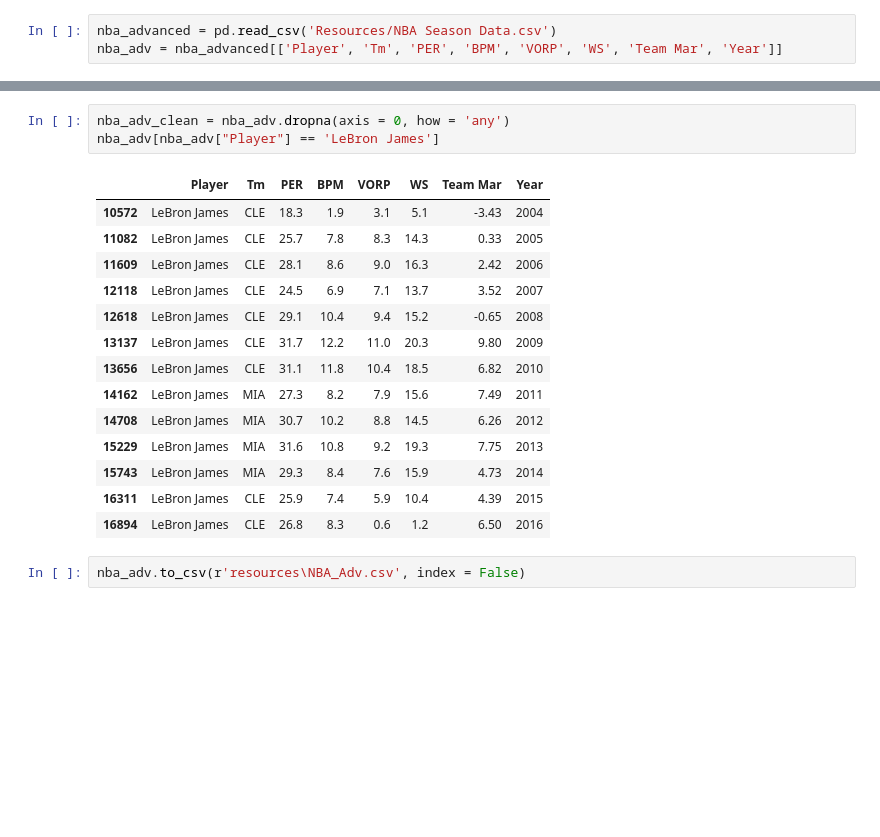
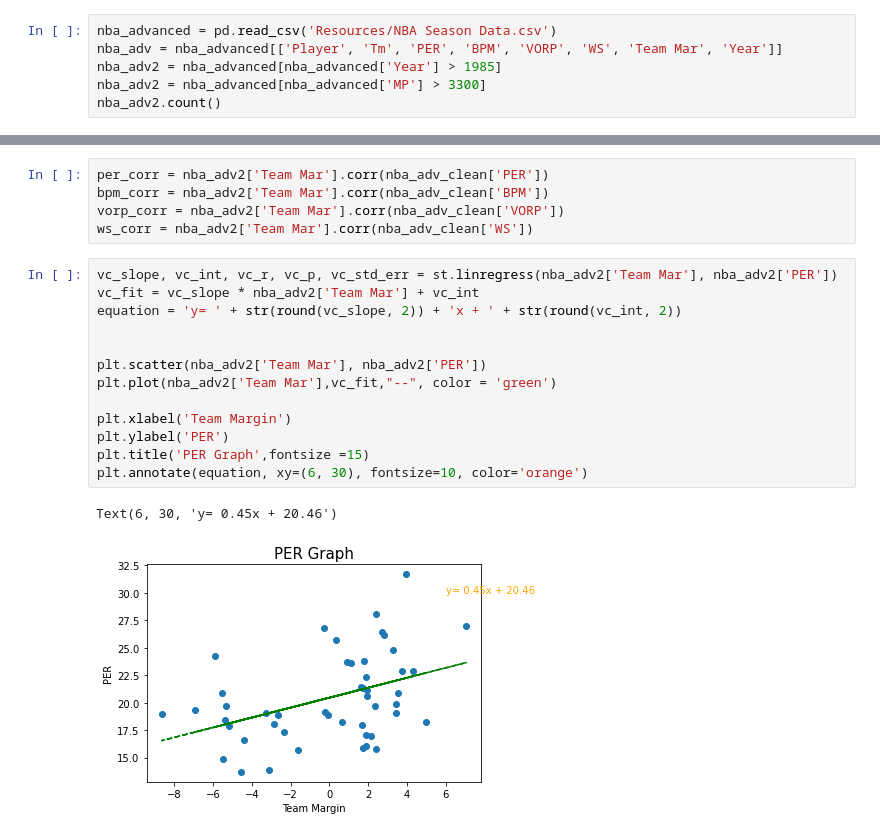
Before and after one commit to lovenalee/Ballers-Project1-Do-You-Really-Know-The-NBA-, a Jupyter notebook: nba_advance_player.ipynb, the cells around one changed output, grey strips where cells are left out. Saved outputs shown, nothing was run; the diff lists cells and outputs as text; blank space fills up the shorter version.

Commit message:
size, salary and advanced stats

```diff
--- a/nba_advance_player.ipynb
+++ b/nba_advance_player.ipynb
@@ -3,3 +5,6 @@ import pandas as pd
 # %%
 nba_advanced = pd.read_csv('Resources/NBA Season Data.csv')
 nba_adv = nba_advanced[['Player', 'Tm', 'PER', 'BPM', 'VORP', 'WS', 'Team Mar', 'Year']]
+nba_adv2 = nba_advanced[nba_advanced['Year'] > 1985]
+nba_adv2 = nba_advanced[nba_advanced['MP'] > 3300]
+nba_adv2.count()
@@ -6,20 +24,21 @@ nba_adv = nba_advanced[['Player', 'Tm', 'PER', 'BPM', 'VORP', 'WS', 'Team Mar',
-# %%
-nba_adv_clean = nba_adv.dropna(axis = 0, how = 'any')
-nba_adv[nba_adv["Player"] == 'LeBron James']
-# %% [output]
-|  | Player | Tm | PER | BPM | VORP | WS | Team Mar | Year |
-| 10572 | LeBron James | CLE | 18.3 | 1.9 | 3.1 | 5.1 | -3.43 | 2004 |
-| 11082 | LeBron James | CLE | 25.7 | 7.8 | 8.3 | 14.3 | 0.33 | 2005 |
-| 11609 | LeBron James | CLE | 28.1 | 8.6 | 9.0 | 16.3 | 2.42 | 2006 |
-| 12118 | LeBron James | CLE | 24.5 | 6.9 | 7.1 | 13.7 | 3.52 | 2007 |
-| 12618 | LeBron James | CLE | 29.1 | 10.4 | 9.4 | 15.2 | -0.65 | 2008 |
-| 13137 | LeBron James | CLE | 31.7 | 12.2 | 11.0 | 20.3 | 9.80 | 2009 |
-| 13656 | LeBron James | CLE | 31.1 | 11.8 | 10.4 | 18.5 | 6.82 | 2010 |
-| 14162 | LeBron James | MIA | 27.3 | 8.2 | 7.9 | 15.6 | 7.49 | 2011 |
-| 14708 | LeBron James | MIA | 30.7 | 10.2 | 8.8 | 14.5 | 6.26 | 2012 |
-| 15229 | LeBron James | MIA | 31.6 | 10.8 | 9.2 | 19.3 | 7.75 | 2013 |
-| 15743 | LeBron James | MIA | 29.3 | 8.4 | 7.6 | 15.9 | 4.73 | 2014 |
-| 16311 | LeBron James | CLE | 25.9 | 7.4 | 5.9 | 10.4 | 4.39 | 2015 |
-| 16894 | LeBron James | CLE | 26.8 | 8.3 | 0.6 | 1.2 | 6.50 | 2016 |
-# %%
-nba_adv.to_csv(r'resources\NBA_Adv.csv', index = False)
+# %%
+per_corr = nba_adv2['Team Mar'].corr(nba_adv_clean['PER'])
+bpm_corr = nba_adv2['Team Mar'].corr(nba_adv_clean['BPM'])
+vorp_corr = nba_adv2['Team Mar'].corr(nba_adv_clean['VORP'])
+ws_corr = nba_adv2['Team Mar'].corr(nba_adv_clean['WS'])
+# %%
+vc_slope, vc_int, vc_r, vc_p, vc_std_err = st.linregress(nba_adv2['Team Mar'], nba_adv2['PER'])
+vc_fit = vc_slope * nba_adv2['Team Mar'] + vc_int
+equation = 'y= ' + str(round(vc_slope, 2)) + 'x + ' + str(round(vc_int, 2))
+
+
+plt.scatter(nba_adv2['Team Mar'], nba_adv2['PER'])
+plt.plot(nba_adv2['Team Mar'],vc_fit,"--", color = 'green')
+
+plt.xlabel('Team Margin')
+plt.ylabel('PER')
+plt.title('PER Graph',fontsize =15)
+plt.annotate(equation, xy=(6, 30), fontsize=10, color='orange')
+# %% [output]
+Text(6, 30, 'y= 0.45x + 20.46')
+[figure, added]
```
Also changed, not shown: parts of 6 cells of this notebook, 4 other files.
